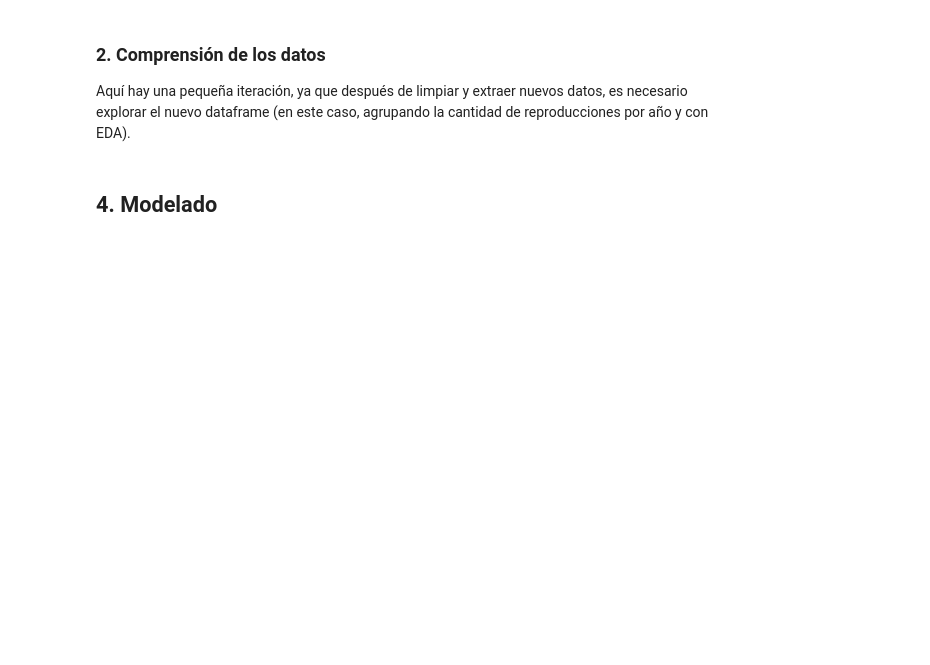
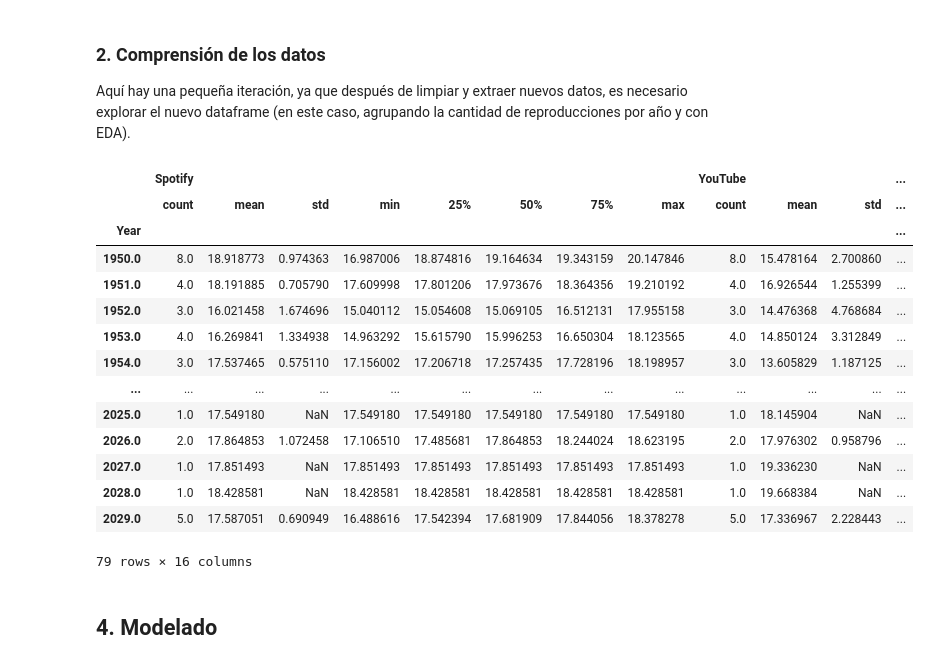
Before and after one commit to Julizzy/proyecto-analitica-c1, a Jupyter notebook: Proyecto_C1_Grupo5/proyecto_c1_grupo5.ipynb, the cells around one changed output. Saved outputs shown, nothing was run; the diff lists cells and outputs as text; code cells hidden in the pictures; blank space fills up the shorter version.

Commit message:
crea tabla con estadística descriptiva de cada plataforma

```diff
--- a/Proyecto_C1_Grupo5/proyecto_c1_grupo5.ipynb
+++ b/Proyecto_C1_Grupo5/proyecto_c1_grupo5.ipynb
@@ -245,7 +281,43 @@ youtube_yearly = df_reduced.groupby("Year")["Views_log"].mean()
 # %%
 # ==============================
 # EDA
 # ==============================
+
+# Estadísticas descriptivas
+
+
+# Spotify
+spotify_stats = df_reduced.groupby("Year")["Stream_log"].describe()
+
+# YouTube
+youtube_stats = df_reduced.groupby("Year")["Views_log"].describe()
+
+
+import pandas as pd
+stats_year = pd.concat([spotify_stats, youtube_stats],
+                       keys=["Spotify", "YouTube"],
+                       axis=1)
+
+
+from IPython.display import display
+
+display(stats_year)
+# %% [output]
+|  | Spotify |  |  |  |  |  |  |  | YouTube |  |  | ... |
+|  | count | mean | std | min | 25% | 50% | 75% | max | count | mean | std | ... |
+| Year |  |  |  |  |  |  |  |  |  |  |  | ... |
+| 1950.0 | 8.0 | 18.918773 | 0.974363 | 16.987006 | 18.874816 | 19.164634 | 19.343159 | 20.147846 | 8.0 | 15.478164 | 2.700860 | ... |
+| 1951.0 | 4.0 | 18.191885 | 0.705790 | 17.609998 | 17.801206 | 17.973676 | 18.364356 | 19.210192 | 4.0 | 16.926544 | 1.255399 | ... |
+| 1952.0 | 3.0 | 16.021458 | 1.674696 | 15.040112 | 15.054608 | 15.069105 | 16.512131 | 17.955158 | 3.0 | 14.476368 | 4.768684 | ... |
+| 1953.0 | 4.0 | 16.269841 | 1.334938 | 14.963292 | 15.615790 | 15.996253 | 16.650304 | 18.123565 | 4.0 | 14.850124 | 3.312849 | ... |
+| 1954.0 | 3.0 | 17.537465 | 0.575110 | 17.156002 | 17.206718 | 17.257435 | 17.728196 | 18.198957 | 3.0 | 13.605829 | 1.187125 | ... |
+| ... | ... | ... | ... | ... | ... | ... | ... | ... | ... | ... | ... | ... |
+| 2025.0 | 1.0 | 17.549180 | NaN | 17.549180 | 17.549180 | 17.549180 | 17.549180 | 17.549180 | 1.0 | 18.145904 | NaN | ... |
+| 2026.0 | 2.0 | 17.864853 | 1.072458 | 17.106510 | 17.485681 | 17.864853 | 18.244024 | 18.623195 | 2.0 | 17.976302 | 0.958796 | ... |
+| 2027.0 | 1.0 | 17.851493 | NaN | 17.851493 | 17.851493 | 17.851493 | 17.851493 | 17.851493 | 1.0 | 19.336230 | NaN | ... |
+| 2028.0 | 1.0 | 18.428581 | NaN | 18.428581 | 18.428581 | 18.428581 | 18.428581 | 18.428581 | 1.0 | 19.668384 | NaN | ... |
+| 2029.0 | 5.0 | 17.587051 | 0.690949 | 16.488616 | 17.542394 | 17.681909 | 17.844056 | 18.378278 | 5.0 | 17.336967 | 2.228443 | ... |
+79 rows × 16 columns
 # %% [markdown]
 ## 4. Modelado
 # %%
```
Also changed, not shown: parts of 6 cells of this notebook.
